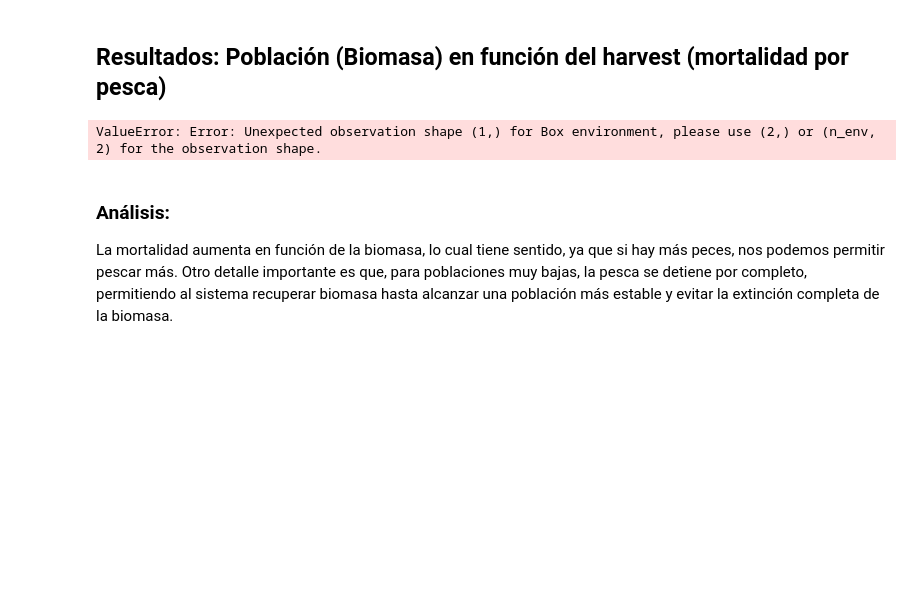
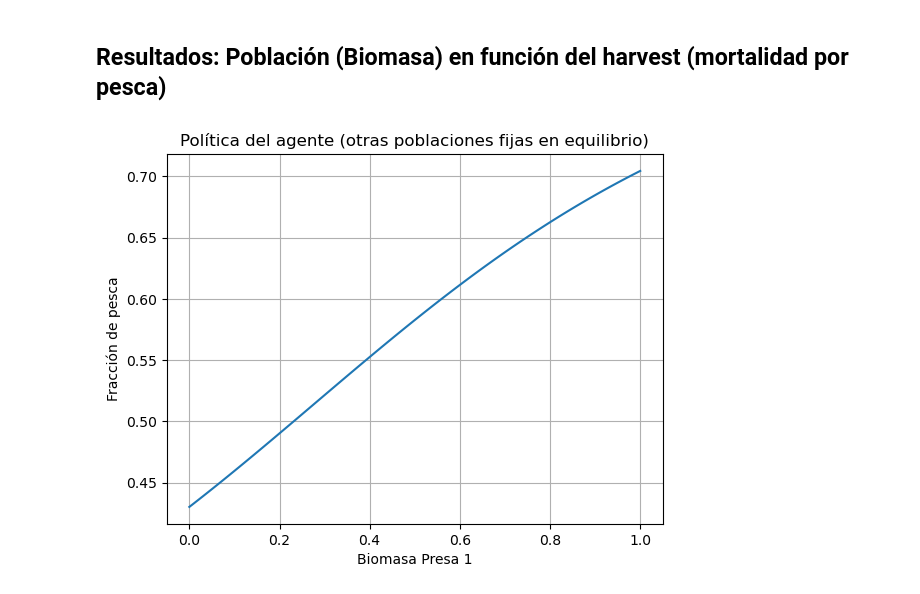
Before and after one commit to ManzaLord/Reinforcement-Learning, a Jupyter notebook: Proyecto/estudio4D.ipynb, the cells around one changed output. Saved outputs shown, nothing was run; the diff lists cells and outputs as text; code cells hidden in the pictures; blank space fills up the shorter version.

```diff
--- a/Proyecto/estudio4D.ipynb
+++ b/Proyecto/estudio4D.ipynb
@@ -149,32 +154,31 @@ plt.plot(depredador)
 # %% [markdown]
 ## Resultados: Población (Biomasa) en función del harvest (mortalidad por pesca)
 # %%
-#Define la biomasa como un array en el dominio de [0,1]
 M = 100
 biomass = np.linspace(0, 1, M)
-
-#Crea un array para guardar las acciones del agente
 actions = np.zeros(M)
 
+# Valores fijos de referencia para las otras poblaciones
+presa2_ref    = 0.73  # Ajusta al equilibrio que observaste
+depred1_ref   = 0.80
+depred2_ref   = 0.80
+
 for i in range(M):
-    #Normaliza la observacion al formato necesario de -1 a 1
-    obs = np.array([-1 + 2*biomass[i]])
+    obs = np.array([
+        -1 + 2 * biomass[i],       # Presa1 varía
+        -1 + 2 * presa2_ref,       # Presa2 fija
+        -1 + 2 * depred1_ref,      # Depredador1 fijo
+        -1 + 2 * depred2_ref       # Depredador2 fijo
+    ], dtype=np.float32)
 
-    #El agenre da una accion en funcion de la observacion (cantidad de biomasa)
-    action, _ = agent.predict(obs,deterministic=True)
+    action, _ = agent.predict(obs, deterministic=True)
+    actions[i] = (action[0] + 1) / 2
 
-    #Desnormaliza y guarda la accion en el dominio de 0 a 1
-    actions[i] = (action[0] +1)/2
-
-#Grafica el resultado
 plt.plot(biomass, actions)
-plt.xlabel("Biomasa")
-plt.ylabel("Mortalidad por pesca")
+plt.xlabel("Biomasa Presa 1")
+plt.ylabel("Fracción de pesca")
+plt.title("Política del agente (otras poblaciones fijas en equilibrio)")
 plt.grid(True)
 plt.show()
 # %% [output]
-ValueError: Error: Unexpected observation shape (1,) for Box environment, please use (2,) or (n_env, 2) for the observation shape.
+[figure, added]
-# %% [markdown]
-### Análisis:
-
-La mortalidad aumenta en función de la biomasa, lo cual tiene sentido, ya que si hay más peces, nos podemos permitir pescar más. Otro detalle importante es que, para poblaciones muy bajas, la pesca se detiene por completo, permitiendo al sistema recuperar biomasa hasta alcanzar una población más estable y evitar la extinción completa de la biomasa.
```
Also changed, not shown: parts of 6 cells of this notebook, 4 other files.
